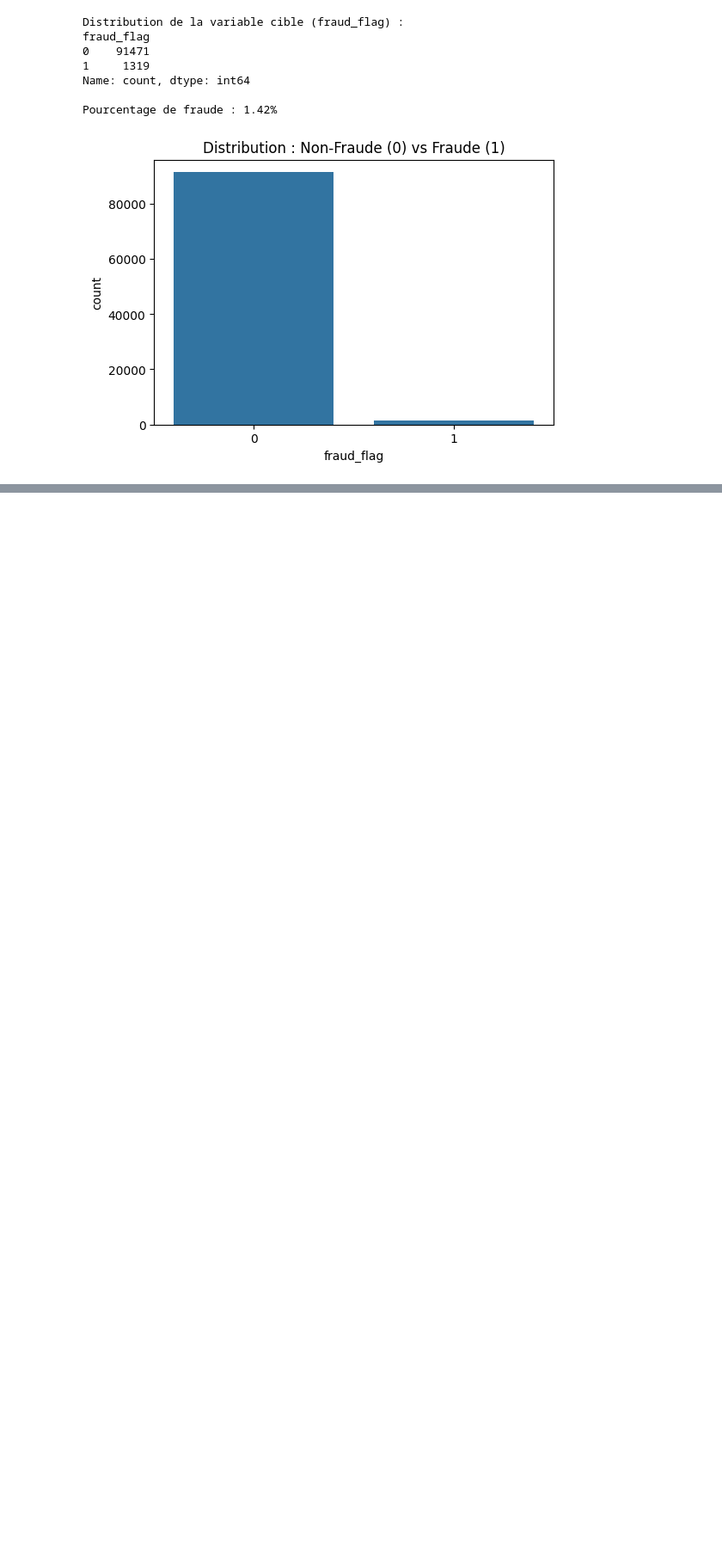
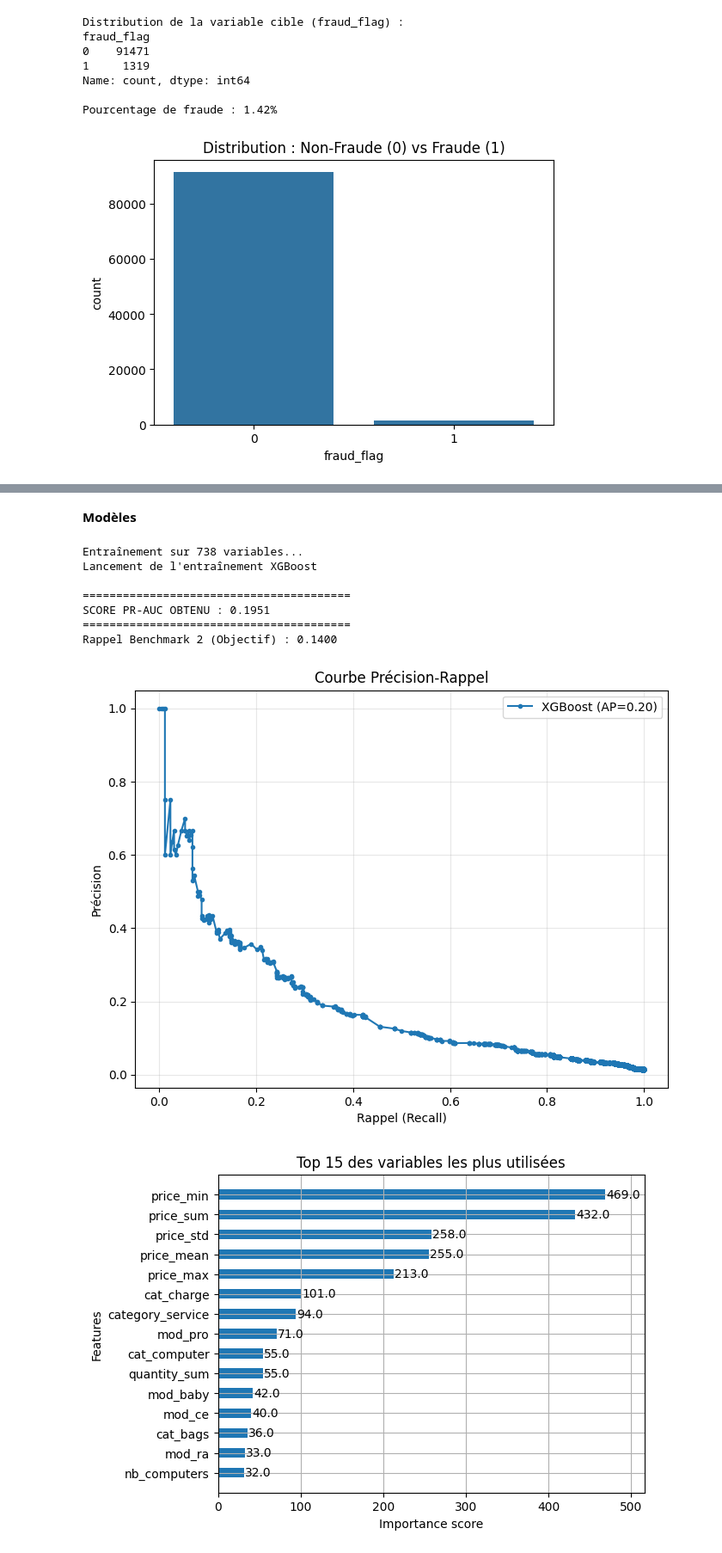
Before and after one commit to XGachet/Projet-ML-BNP-Paribas, a Jupyter notebook: notebooks/notebook.ipynb, the cells around one changed output, grey strips where cells are left out. Shown at 86% size. Cells and saved outputs as stored; diff of their text form; code cells hidden in the pictures; blank space fills up the shorter version.

Commit message:
transformations plus poussées et premier modèle

```diff
--- a/notebooks/notebook.ipynb
+++ b/notebooks/notebook.ipynb
@@ -132,0 +599,68 @@ Dimensions du format Long (Items)     : (163357, 7)
+# %% [markdown]
+**Modèles**
+# %%
+# 1. Préparation des données (X et Y)
+# On enlève l'ID et la cible (fraud_flag) de X
+features = [col for col in df_final.columns if col not in ['ID', 'fraud_flag']]
+X = df_final[features]
+y = df_final['fraud_flag']
+
+print(f"Entraînement sur {X.shape[1]} variables...")
+
+# 2. Split Train / Validation
+X_train, X_val, y_train, y_val = train_test_split(
+    X, y, test_size=0.2, random_state=42, stratify=y
+)
+
+# 3. Configuration du modèle XGBoost
+ratio = float(np.sum(y == 0)) / np.sum(y == 1)
+
+model = xgb.XGBClassifier(
+    n_estimators=200,        # Nombre d'arbres
+    learning_rate=0.05,      # Vitesse d'apprentissage
+    max_depth=5,             # Profondeur des arbres (éviter le sur-apprentissage)
+    scale_pos_weight=ratio,  # GESTION DU DÉSÉQUILIBRE
+    random_state=42,
+    n_jobs=-1                # Utilise tous les cœurs du CPU
+)
+
+# 4. Entraînement
+print("Lancement de l'entraînement XGBoost")
+model.fit(X_train, y_train)
+
+# 5. Prédiction
+y_pred_proba = model.predict_proba(X_val)[:, 1]
+
+# 6. Calcul du Score (PR-AUC)
+score_pr_auc = average_precision_score(y_val, y_pred_proba)
+
+print("\n" + "="*40)
+print(f"SCORE PR-AUC OBTENU : {score_pr_auc:.4f}")
+print("="*40)
+print(f"Rappel Benchmark 2 (Objectif) : 0.1400")
+
+# 7. Courbe Précision-Rappel
+precision, recall, thresholds = precision_recall_curve(y_val, y_pred_proba)
+plt.figure(figsize=(8, 6))
+plt.plot(recall, precision, marker='.', label=f'XGBoost (AP={score_pr_auc:.2f})')
+plt.xlabel('Rappel (Recall)')
+plt.ylabel('Précision')
+plt.title('Courbe Précision-Rappel')
+plt.legend()
+plt.grid(True, alpha=0.3)
+plt.show()
+
+# 8. Quelles sont les variables gagnantes ? (Feature Importance)
+xgb.plot_importance(model, max_num_features=15, importance_type='weight', height=0.5)
+plt.title("Top 15 des variables les plus utilisées")
+plt.show()
+# %% [output]
+Entraînement sur 738 variables...
+Lancement de l'entraînement XGBoost
+
+========================================
+SCORE PR-AUC OBTENU : 0.1951
+========================================
+Rappel Benchmark 2 (Objectif) : 0.1400
+[figure, added]
+[figure, added]
```
Also changed, not shown: parts of 19 cells of this notebook.
